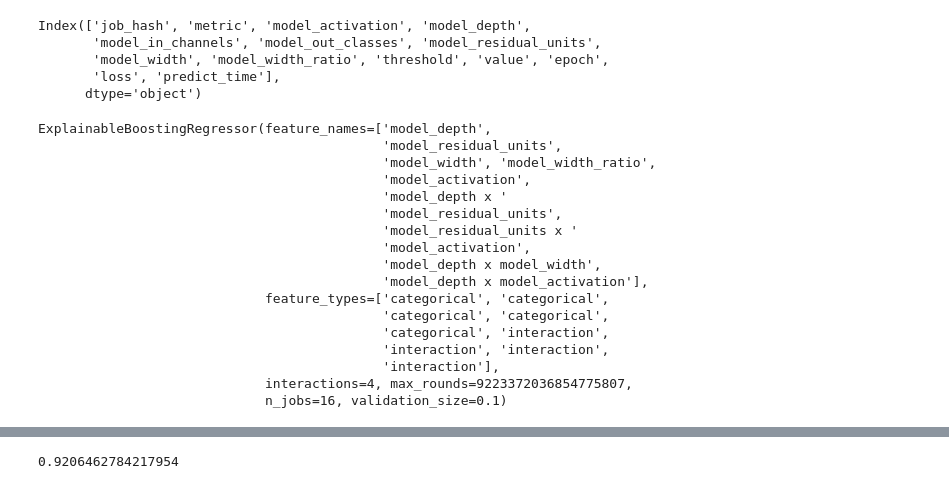
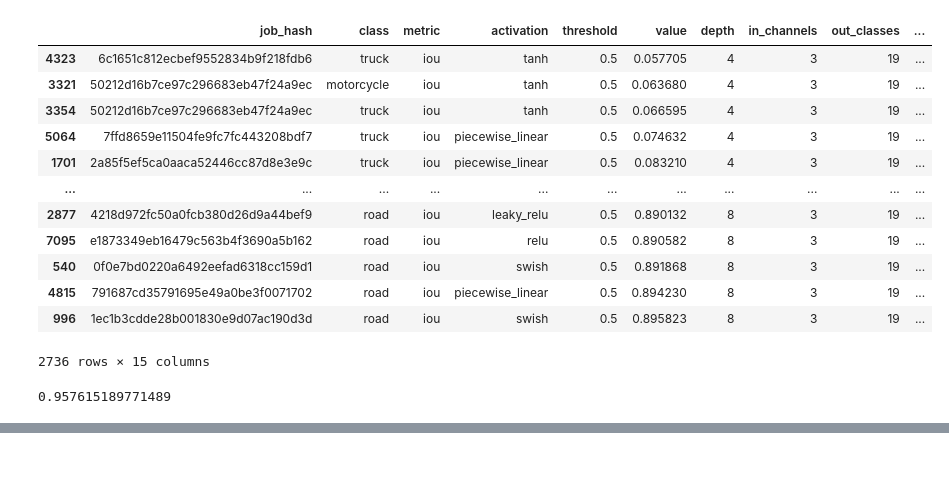
Before and after one commit to brandongk-ubco/ensembler, a Jupyter notebook: notebooks/visualize_iou.ipynb, the cells around one changed output, grey strips where cells are left out. Saved outputs shown, nothing was run; the diff lists cells and outputs as text; code cells hidden in the pictures; blank space fills up the shorter version.

```diff
--- a/notebooks/visualize_iou.ipynb
+++ b/notebooks/visualize_iou.ipynb
@@ -56,0 +40,7 @@ iou_df
+# %%
+grouped = df.groupby(
+    by=["job_hash", "class", "metric", "model_activation"]).mean().reset_index()
+
+iou_df = grouped[grouped.metric == "iou"].sort_values("value")
+
+iou_df
@@ -57,10 +75,24 @@ iou_df
 # %%
 iou_df.columns
+
+def renaming_fun(x):
+    return x.replace("model_", "")
+
+iou_df = iou_df.rename(columns=renaming_fun)
+iou_df
 # %% [output]
+|  | job_hash | class | metric | activation | threshold | value | depth | in_channels | out_classes | ... |
+| 4323 | 6c1651c812ecbef9552834b9f218fdb6 | truck | iou | tanh | 0.5 | 0.057705 | 4 | 3 | 19 | ... |
+| 3321 | 50212d16b7ce97c296683eb47f24a9ec | motorcycle | iou | tanh | 0.5 | 0.063680 | 4 | 3 | 19 | ... |
+| 3354 | 50212d16b7ce97c296683eb47f24a9ec | truck | iou | tanh | 0.5 | 0.066595 | 4 | 3 | 19 | ... |
+| 5064 | 7ffd8659e11504fe9fc7fc443208bdf7 | truck | iou | piecewise_linear | 0.5 | 0.074632 | 4 | 3 | 19 | ... |
+| 1701 | 2a85f5ef5ca0aaca52446cc87d8e3e9c | truck | iou | piecewise_linear | 0.5 | 0.083210 | 4 | 3 | 19 | ... |
+| ... | ... | ... | ... | ... | ... | ... | ... | ... | ... | ... |
+| 2877 | 4218d972fc50a0fcb380d26d9a44bef9 | road | iou | leaky_relu | 0.5 | 0.890132 | 8 | 3 | 19 | ... |
+| 7095 | e1873349eb16479c563b4f3690a5b162 | road | iou | relu | 0.5 | 0.890582 | 8 | 3 | 19 | ... |
+| 540 | 0f0e7bd0220a6492eefad6318cc159d1 | road | iou | swish | 0.5 | 0.891868 | 8 | 3 | 19 | ... |
+| 4815 | 791687cd35791695e49a0be3f0071702 | road | iou | piecewise_linear | 0.5 | 0.894230 | 8 | 3 | 19 | ... |
+| 996 | 1ec1b3cdde28b001830e9d07ac190d3d | road | iou | swish | 0.5 | 0.895823 | 8 | 3 | 19 | ... |
-Index(['job_hash', 'metric', 'model_activation', 'model_depth',
-       'model_in_channels', 'model_out_classes', 'model_residual_units',
-       'model_width', 'model_width_ratio', 'threshold', 'value', 'epoch',
-       'loss', 'predict_time'],
-      dtype='object')
+2736 rows × 15 columns
 # %%
 #train_cols = ['model_depth', 'model_residual_units', 'model_width', 'model_width_ratio', 'model_activation', "class", "image"]
@@ -78,47 +107,14 @@ train_data_marginal = Marginal().explain_data(X_train, y_train, name = 'Train Da
 ebm = ExplainableBoostingRegressor(
     feature_names=train_cols,
     feature_types=['categorical'] * len(train_cols),
-    max_bins=256,
-    max_interaction_bins=32,
-    binning="quantile",
-    # Stages
-    mains="all",
-    interactions=4,
-    # Ensemble
-    outer_bags=8,
-    inner_bags=0,
-    # Boosting
-    learning_rate=0.01,
-    validation_size=0.10,
-    early_stopping_rounds=50,
-    early_stopping_tolerance=1e-4,
-    max_rounds=sys.maxsize,
-    # Trees
-    min_samples_leaf=2,
-    max_leaves=3,
     # Overall
     n_jobs=os.cpu_count(),
-    random_state=42,
+    random_state=random_state,
 )
 ebm.fit(X_train, y_train)
+ebm.score(X_test, y_test)
 # %% [output]
-ExplainableBoostingRegressor(feature_names=['model_depth',
-                                            'model_residual_units',
-                                            'model_width', 'model_width_ratio',
-                                            'model_activation',
-                                            'model_depth x '
-                                            'model_residual_units',
-                                            'model_residual_units x '
-                                            'model_activation',
-                                            'model_depth x model_width',
-                                            'model_depth x model_activation'],
-                             feature_types=['categorical', 'categorical',
-                                            'categorical', 'categorical',
-                                            'categorical', 'interaction',
-                                            'interaction', 'interaction',
-                                            'interaction'],
-                             interactions=4, max_rounds=9223372036854775807,
-                             n_jobs=16, validation_size=0.1)
+0.957615189771489
 # %%
 ebm_global = ebm.explain_global(name="IoU Predictor")
 ebm_local = ebm.explain_local(X_test, y_test, name="Local IoU Predictor")
@@ -127,7 +123,2 @@ show([train_data_hist, train_data_marginal, ebm_perf, ebm_local, ebm_global], sh
 # %% [output]
 [interactive output not drawn]
-# %%
-ebm_score = ebm.score(X_test, y_test)
-ebm_score
-# %% [output]
-0.9206462784217954
```
Also changed, not shown: parts of 7 cells of this notebook, 5 other files.
